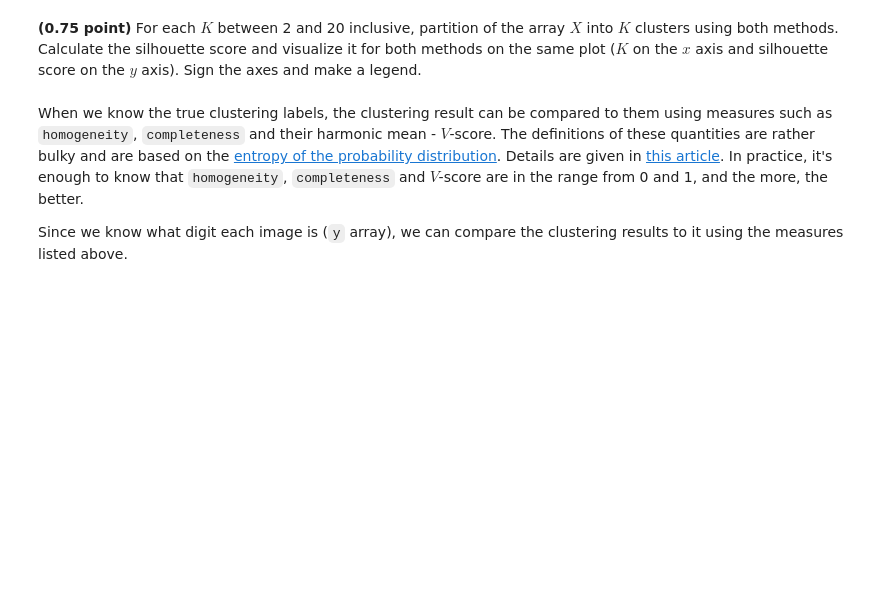
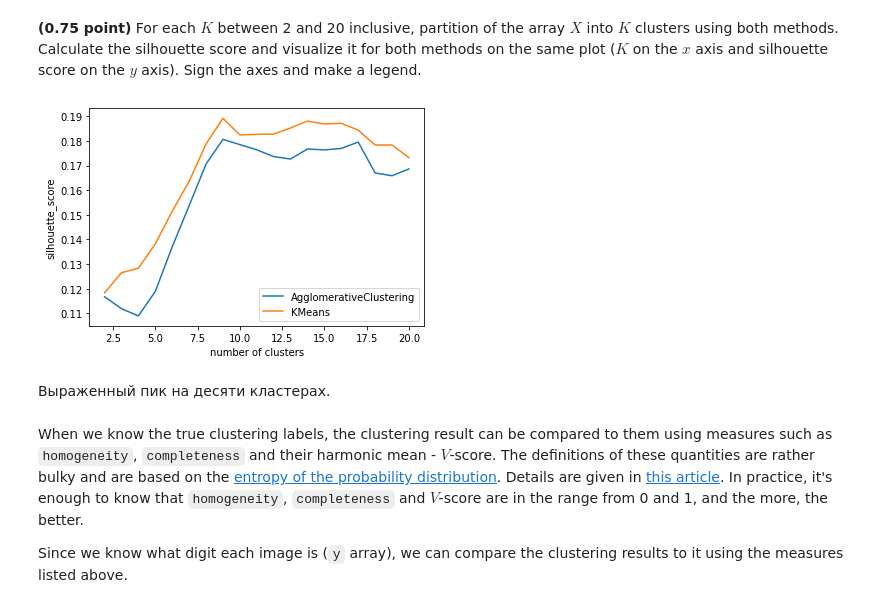
Before and after one commit to Feosen/ml-intro-2022-8, a Jupyter notebook: notebooks/clustering.ipynb, the cells around one changed output. Cells and saved outputs as stored; diff of their text form; code cells hidden in the pictures; blank space fills up the shorter version.

```diff
--- a/notebooks/clustering.ipynb
+++ b/notebooks/clustering.ipynb
@@ -440,9 +420,13 @@ for i, k in enumerate(k_space):
 # %%
 plt.plot(k_space, ac_score, label='AgglomerativeClustering')
 plt.plot(k_space, km_score, label='KMeans')
 plt.xlabel('number of clusters')
-plt.xlabel('silhouette_score')
+plt.ylabel('silhouette_score')
 plt.legend();
+# %% [output]
+[figure, added]
+# %% [markdown]
+Выраженный пик на десяти кластерах.
 # %% [markdown]
 When we know the true clustering labels, the clustering result can be compared to them using measures such as `homogeneity`, `completeness` and their harmonic mean - $V$-score. The definitions of these quantities are rather bulky and are based on the [entropy of the probability distribution](https://ru.wikipedia.org/wiki/Информационная_энтропия). Details are given in [this article](http://aclweb.org/anthology/D/D07/D07-1043.pdf). In practice, it's enough to know that `homogeneity`, `completeness` and $V$-score are in the range from 0 and 1, and the more, the better.
 
```
Also changed, not shown: parts of 22 cells of this notebook.
